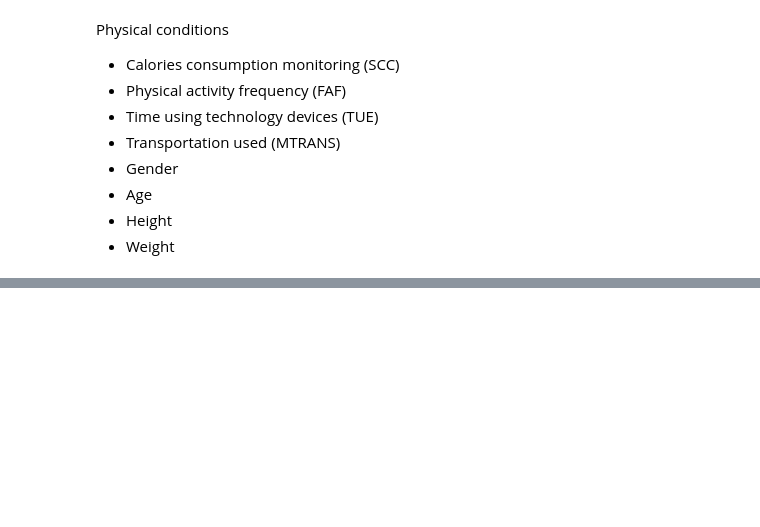
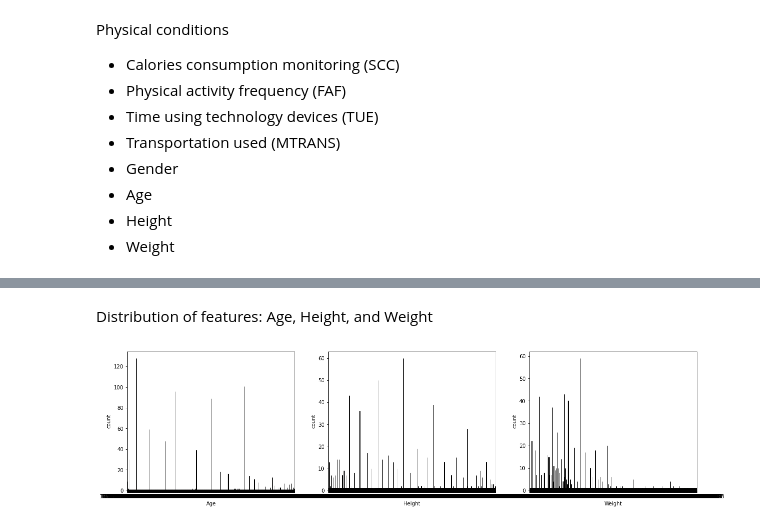
Before and after one commit to pythonandmore/obesityandlifestyle, a Jupyter notebook: DS2 Project Markdown.ipynb, the cells around one changed output, grey strips where cells are left out. Saved outputs shown, nothing was run; the diff lists cells and outputs as text; code cells hidden in the pictures; blank space fills up the shorter version.

```diff
--- a/DS2 Project Markdown.ipynb
+++ b/DS2 Project Markdown.ipynb
@@ -48,0 +90,13 @@ in this section you will talk about how you found the data.
+# %% [markdown]
+Distribution of features: Age, Height, and Weight
+# %%
+plt.figure(figsize=(20,5))
+plt.subplot(131)
+sns.countplot(x= 'Age', data = df, palette="colorblind",edgecolor="black")
+plt.subplot(132)
+sns.countplot(x= 'Height', data = df, palette="flag",edgecolor="black")
+plt.subplot(133)
+sns.countplot(x= 'Weight', data = df, palette="Greens_r",edgecolor="black")
+plt.show()
+# %% [output]
+[figure, added]
```
Also changed, not shown: parts of 18 cells of this notebook.
